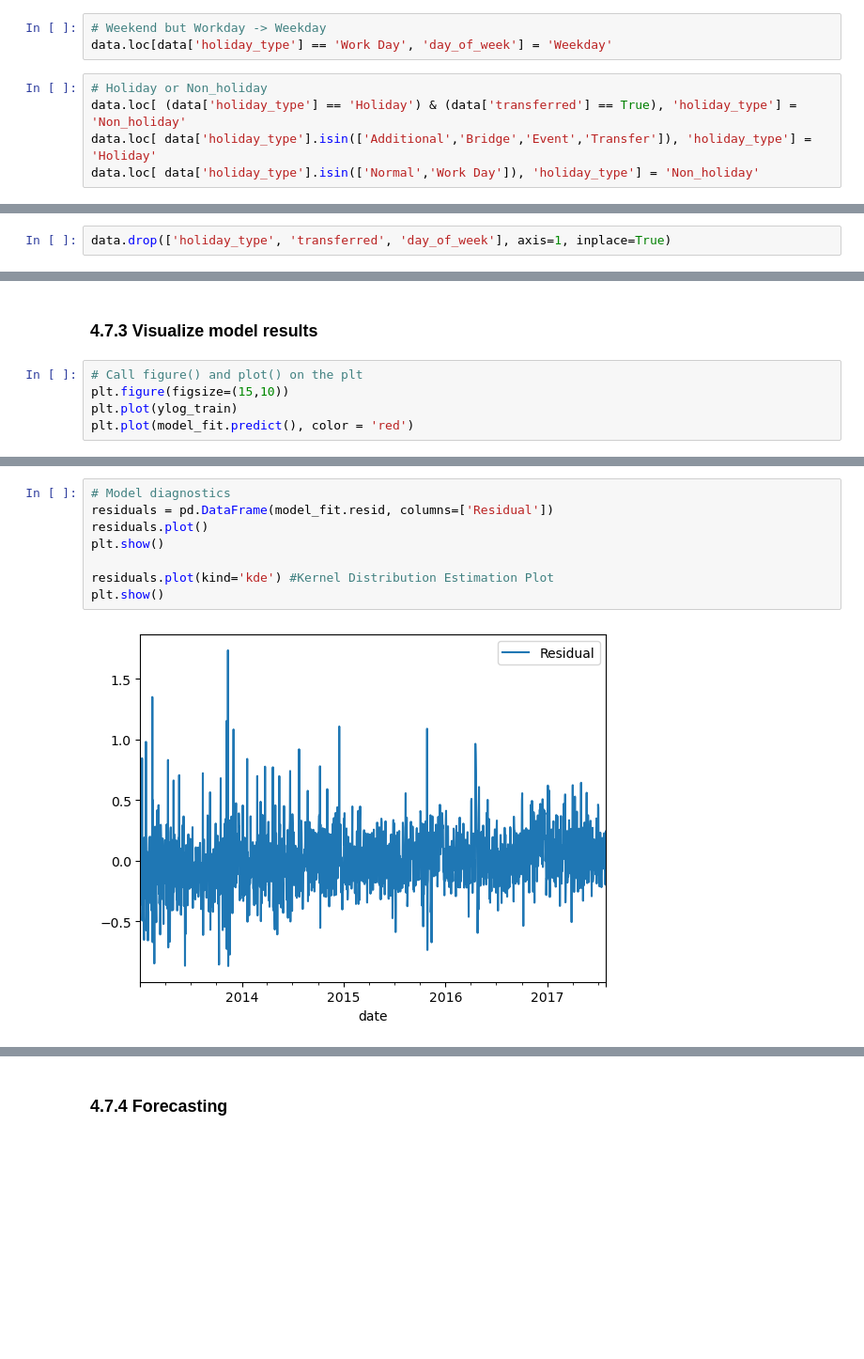
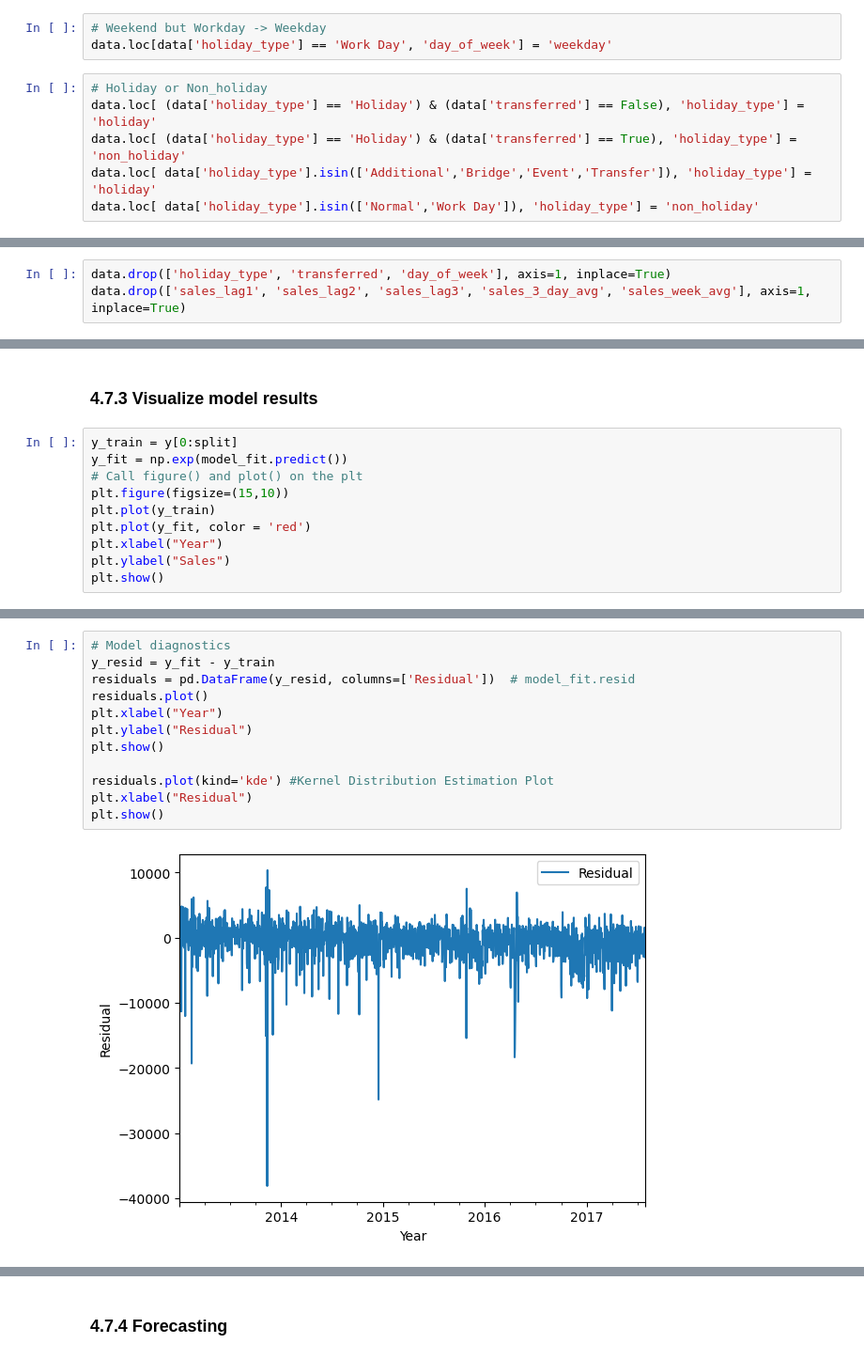
Before and after one commit to zxie9/Capstone-Project-Two, a Jupyter notebook: Notebooks/4. Pre-Processing and ARIMA Model.ipynb, the cells around one changed output, grey strips where cells are left out. Shown at 94% size. Saved outputs shown, nothing was run; the diff lists cells and outputs as text; blank space fills up the shorter version.

```diff
--- a/Notebooks/4. Pre-Processing and ARIMA Model.ipynb
+++ b/Notebooks/4. Pre-Processing and ARIMA Model.ipynb
@@ -58,11 +77,12 @@ data.loc[data['day_of_week'].isin(['Saturday','Sunday']), 'day_of_week'] = 'Week
 # %%
 # Weekend but Workday -> Weekday
-data.loc[data['holiday_type'] == 'Work Day', 'day_of_week'] = 'Weekday'
+data.loc[data['holiday_type'] == 'Work Day', 'day_of_week'] = 'weekday'
 # %%
 # Holiday or Non_holiday
-data.loc[ (data['holiday_type'] == 'Holiday') & (data['transferred'] == True), 'holiday_type'] = 'Non_holiday'
-data.loc[ data['holiday_type'].isin(['Additional','Bridge','Event','Transfer']), 'holiday_type'] = 'Holiday'
-data.loc[ data['holiday_type'].isin(['Normal','Work Day']), 'holiday_type'] = 'Non_holiday'
+data.loc[ (data['holiday_type'] == 'Holiday') & (data['transferred'] == False), 'holiday_type'] = 'holiday'
+data.loc[ (data['holiday_type'] == 'Holiday') & (data['transferred'] == True), 'holiday_type'] = 'non_holiday'
+data.loc[ data['holiday_type'].isin(['Additional','Bridge','Event','Transfer']), 'holiday_type'] = 'holiday'
+data.loc[ data['holiday_type'].isin(['Normal','Work Day']), 'holiday_type'] = 'non_holiday'
 # %%
 dummy_hol = pd.get_dummies(data['holiday_type'])
 dummy_hol.head()
@@ -88,6 +108,7 @@ data = pd.concat([data, dummy_hol], axis=1)
 data = pd.concat([data, dummy_dow], axis=1)
 # %%
 data.drop(['holiday_type', 'transferred', 'day_of_week'], axis=1, inplace=True)
+data.drop(['sales_lag1', 'sales_lag2', 'sales_lag3', 'sales_3_day_avg', 'sales_week_avg'], axis=1, inplace=True)
 # %%
 data.head()
 # %% [output]
@@ -366,8 +387,13 @@ Warnings:
 # %% [markdown]
 ### 4.7.3 Visualize model results<a id='4.7.3'></a>
 # %%
+y_train = y[0:split]
+y_fit = np.exp(model_fit.predict())
 # Call figure() and plot() on the plt
 plt.figure(figsize=(15,10))
-plt.plot(ylog_train)
-plt.plot(model_fit.predict(), color = 'red')
+plt.plot(y_train)
+plt.plot(y_fit, color = 'red')
+plt.xlabel("Year")
+plt.ylabel("Sales")
+plt.show()
 # %% [output]
@@ -376,10 +401,14 @@ plt.plot(model_fit.predict(), color = 'red')
 # %%
 # Model diagnostics
-residuals = pd.DataFrame(model_fit.resid, columns=['Residual'])
+y_resid = y_fit - y_train
+residuals = pd.DataFrame(y_resid, columns=['Residual'])  # model_fit.resid
 residuals.plot()
+plt.xlabel("Year")
+plt.ylabel("Residual")
 plt.show()
 
 residuals.plot(kind='kde') #Kernel Distribution Estimation Plot
+plt.xlabel("Residual")
 plt.show()
 # %% [output]
-[figure, old version]
+[figure, new version]
```
Also changed, not shown: parts of 53 cells of this notebook.
